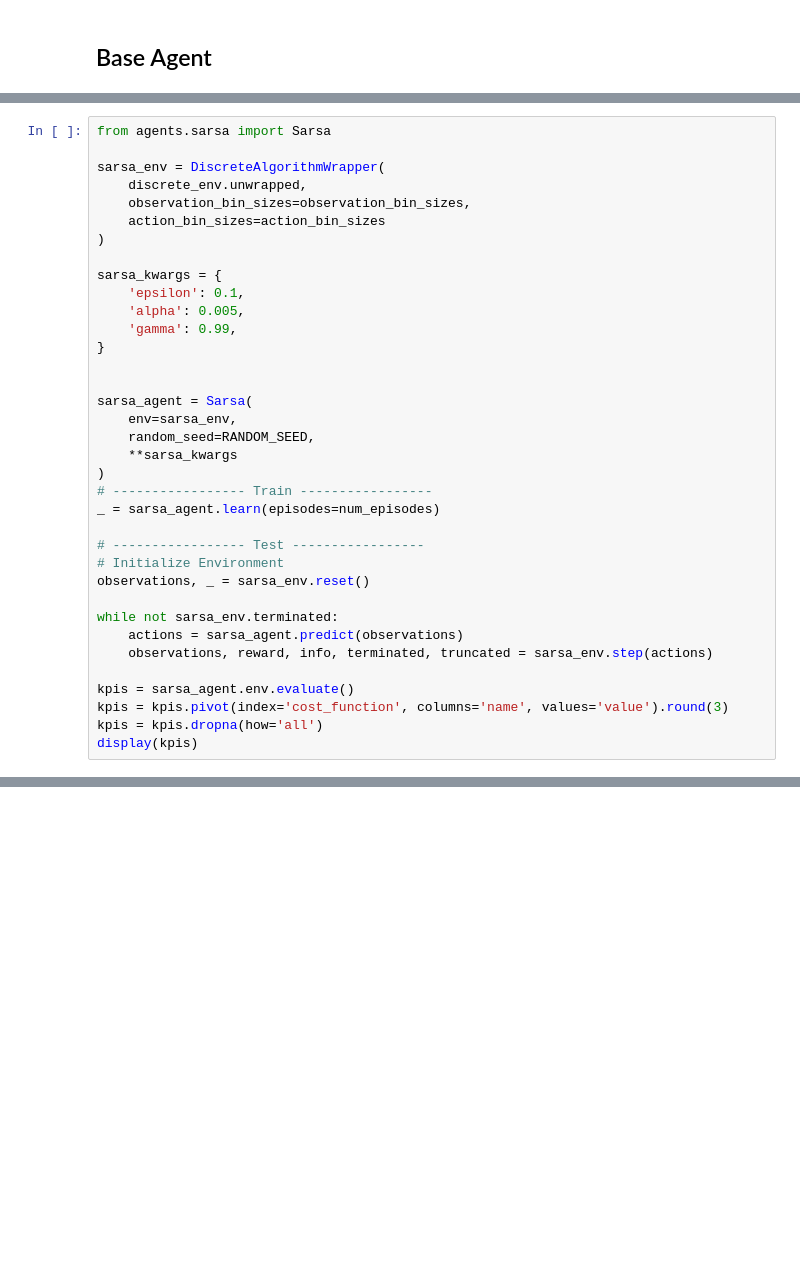
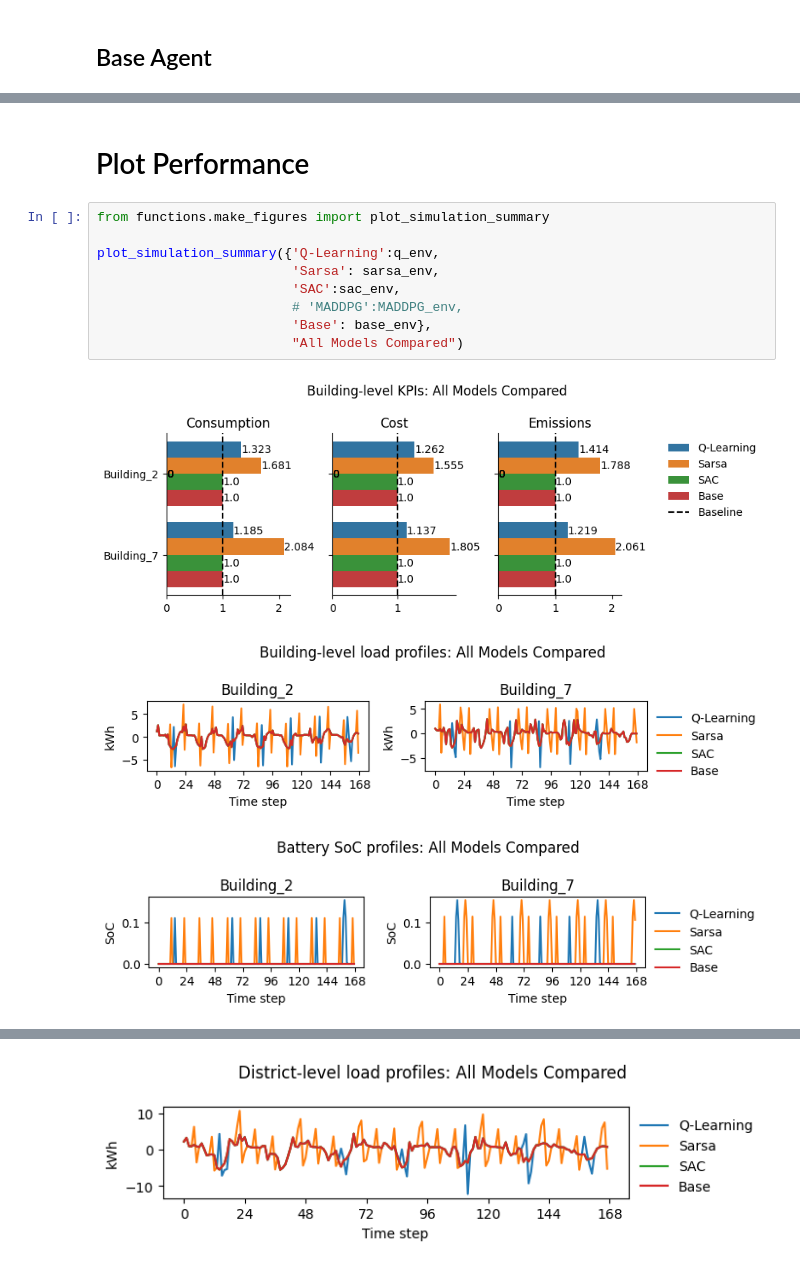
Before and after one commit to CaseyMOwen/Fa24-CS-138-FinalProject, a Jupyter notebook: main.ipynb, the cells around one changed output, grey strips where cells are left out. Cells and saved outputs as stored; diff of their text form; blank space fills up the shorter version.

```diff
--- a/main.ipynb
+++ b/main.ipynb
@@ -225,36 +273,0 @@ KeyboardInterrupt:
-# %%
-from agents.sarsa import Sarsa
-
-sarsa_env = DiscreteAlgorithmWrapper(
-    discrete_env.unwrapped,
-    observation_bin_sizes=observation_bin_sizes,
-    action_bin_sizes=action_bin_sizes
-)
-
-sarsa_kwargs = {
-    'epsilon': 0.1,
-    'alpha': 0.005,
-    'gamma': 0.99,
-}
-
-
-sarsa_agent = Sarsa(
-    env=sarsa_env,
-    random_seed=RANDOM_SEED,
-    **sarsa_kwargs
-)
-# ----------------- Train -----------------
-_ = sarsa_agent.learn(episodes=num_episodes)
-
-# ----------------- Test -----------------
-# Initialize Environment
-observations, _ = sarsa_env.reset()
-
-while not sarsa_env.terminated:
-    actions = sarsa_agent.predict(observations)
-    observations, reward, info, terminated, truncated = sarsa_env.step(actions)
-
-kpis = sarsa_agent.env.evaluate()
-kpis = kpis.pivot(index='cost_function', columns='name', values='value').round(3)
-kpis = kpis.dropna(how='all')
-display(kpis)
@@ -279,0 +347,15 @@ display(kpis)
+# %% [markdown]
+# Plot Performance
+# %%
+from functions.make_figures import plot_simulation_summary
+
+plot_simulation_summary({'Q-Learning':q_env,
+                         'Sarsa': sarsa_env,
+                         'SAC':sac_env,
+                         # 'MADDPG':MADDPG_env,
+                         'Base': base_env},
+                         "All Models Compared")
+# %% [output]
+[figure, added]
+[figure, added]
+[figure, added]
@@ -280 +363,2 @@ display(kpis)
+[figure, added]
 # %% [markdown]
```
Also changed, not shown: parts of 17 cells of this notebook, 4 other files.
